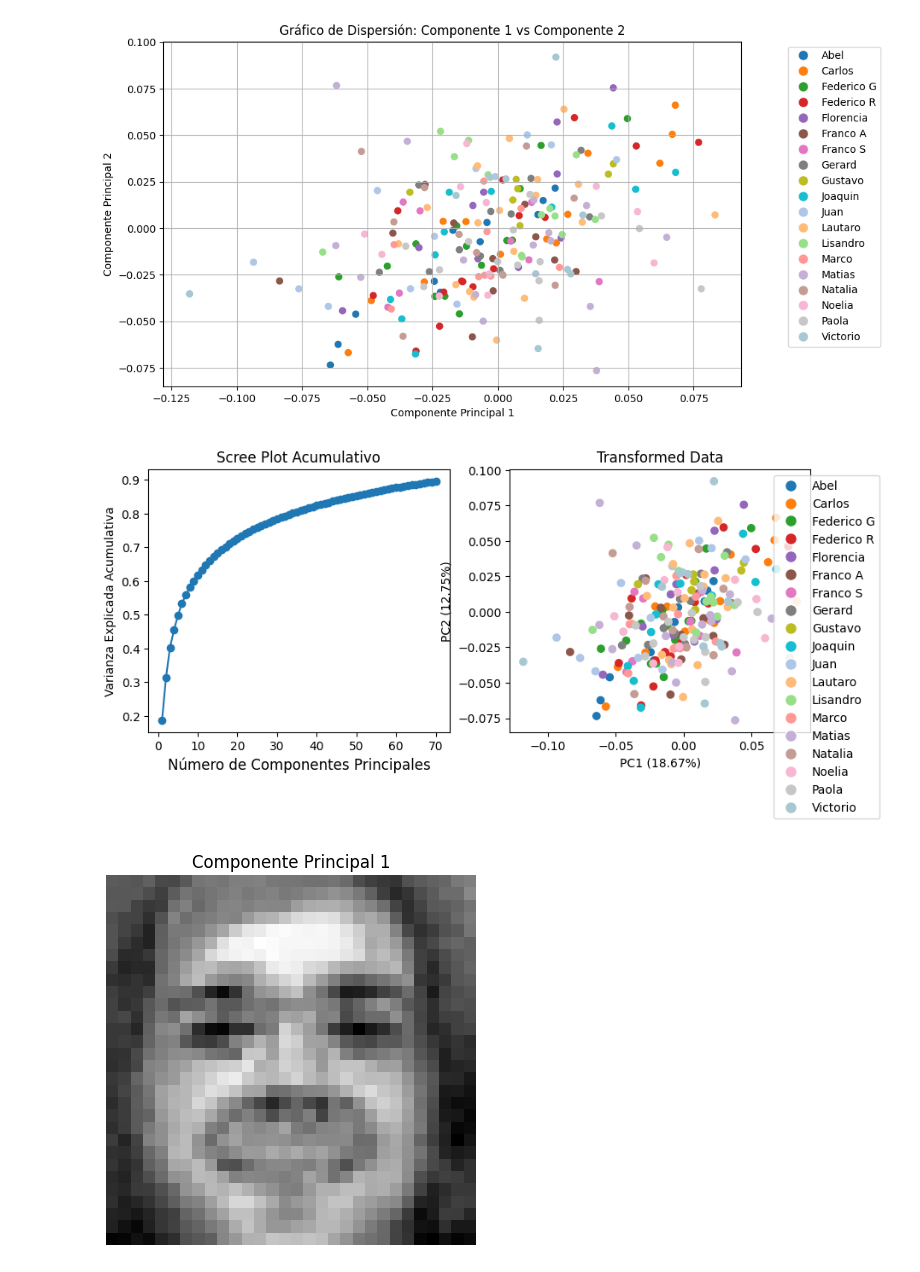
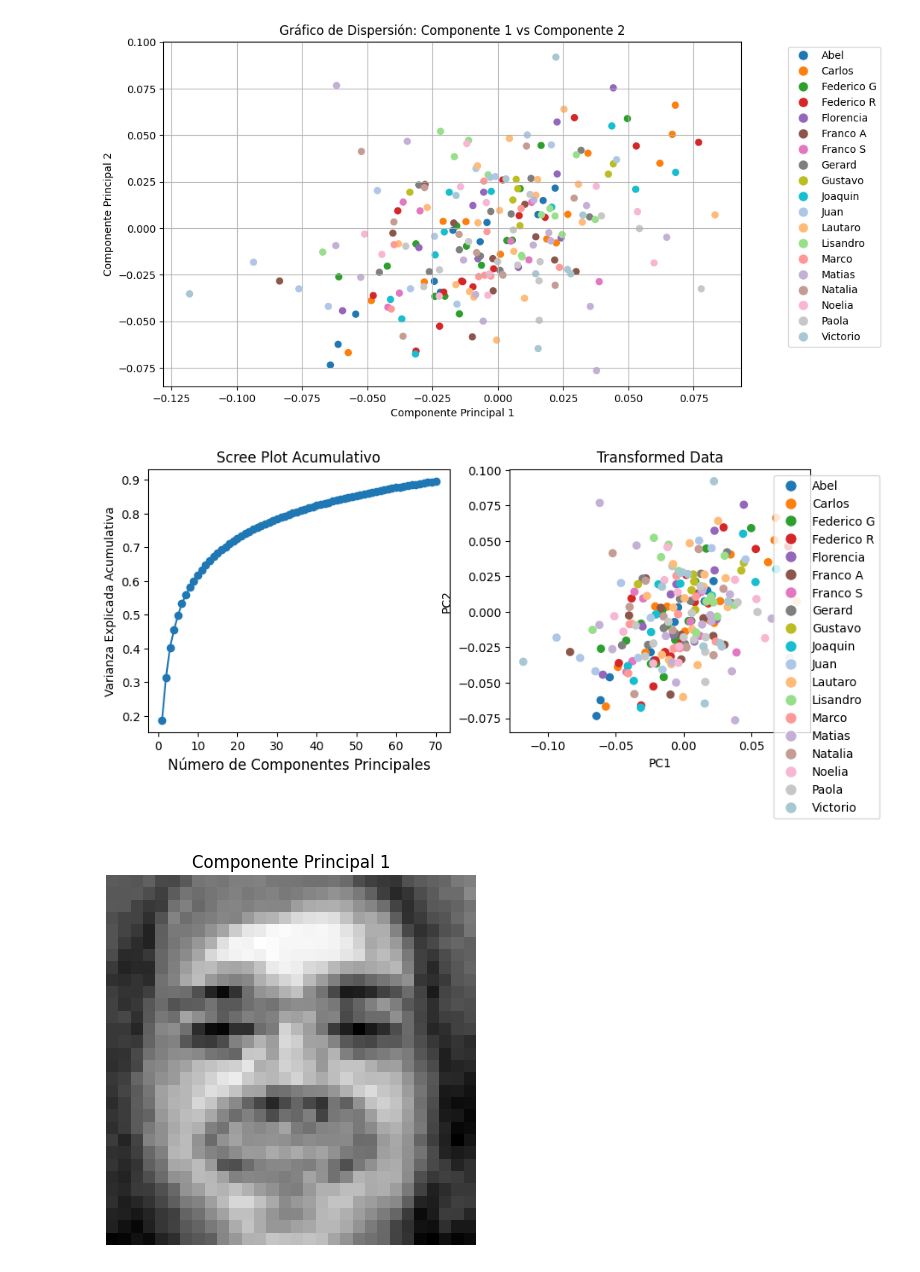
Before and after one commit to NoeSin/caras_grupo4, a Jupyter notebook: scripts/PCA-Caras.ipynb, the cells around one changed output. Drawn from its saved outputs; the diff is of its cells as text; code cells hidden in the pictures.

```diff
--- a/scripts/PCA-Caras.ipynb
+++ b/scripts/PCA-Caras.ipynb
@@ -302,36 +301,36 @@ ax1.set_ylabel('Varianza Explicada Acumulativa')
 # y que tiene la misma longitud que new_faces_array_transformed
 # Y que personas es un conjunto de todas las personas únicas en image_person
 personas = np.unique(image_person)
 
 # Creamos una paleta de colores personalizada con 18 colores
 # Puedes modificar los colores como desees
 paleta_colores = ['#1f77b4', '#ff7f0e', '#2ca02c', '#d62728', '#9467bd', '#8c564b', '#e377c2', '#7f7f7f', '#bcbd22', '#17becf',
                   '#aec7e8', '#ffbb78', '#98df8a', '#ff9896', '#c5b0d5', '#c49c94', '#f7b6d2', '#c7c7c7', '#a7c7d2']
 
 # Creamos un diccionario que asigna a cada persona un color específico
 colores = {}
 for i, persona in enumerate(personas):
     colores[persona] = paleta_colores[i % len(paleta_colores)]
 
 # Convertimos los nombres de las personas en colores según el diccionario
 colores_personas = [colores[persona] for persona in image_person]
 componente1 = pca.components_[:, 0]
 componente2 = pca.components_[:, 1]
 
 # Crear el scatter plot
 # dispersion de contribuciones individuales PCA1 vs PCA2
 scatter = ax2.scatter(componente1, componente2, c=colores_personas)
 
 # Crear leyenda personalizada
 handles = [plt.Line2D([0], [0], marker='o', color='w', markerfacecolor=colores[persona], markersize=10, label=persona) for persona in personas]
 ax2.legend(handles=handles, loc='upper right', bbox_to_anchor=(1.25, 1))
 
-ax2.set_xlabel('PC1 ({:.2f}%)'.format(explained_variances[0]))
-ax2.set_ylabel('PC2 ({:.2f}%)'.format(explained_variances[1]))
+ax2.set_xlabel('PC1' )
+ax2.set_ylabel('PC2' )
 ax2.set_title('Transformed Data')
 plt.show()
 # %% [output]
-[figure, old version]
+[figure, new version]
 # %%
 
 # observamos, imagenes armadas con los primeros 4 componentes principales
```
Also changed, not shown: parts of 27 cells of this notebook.
